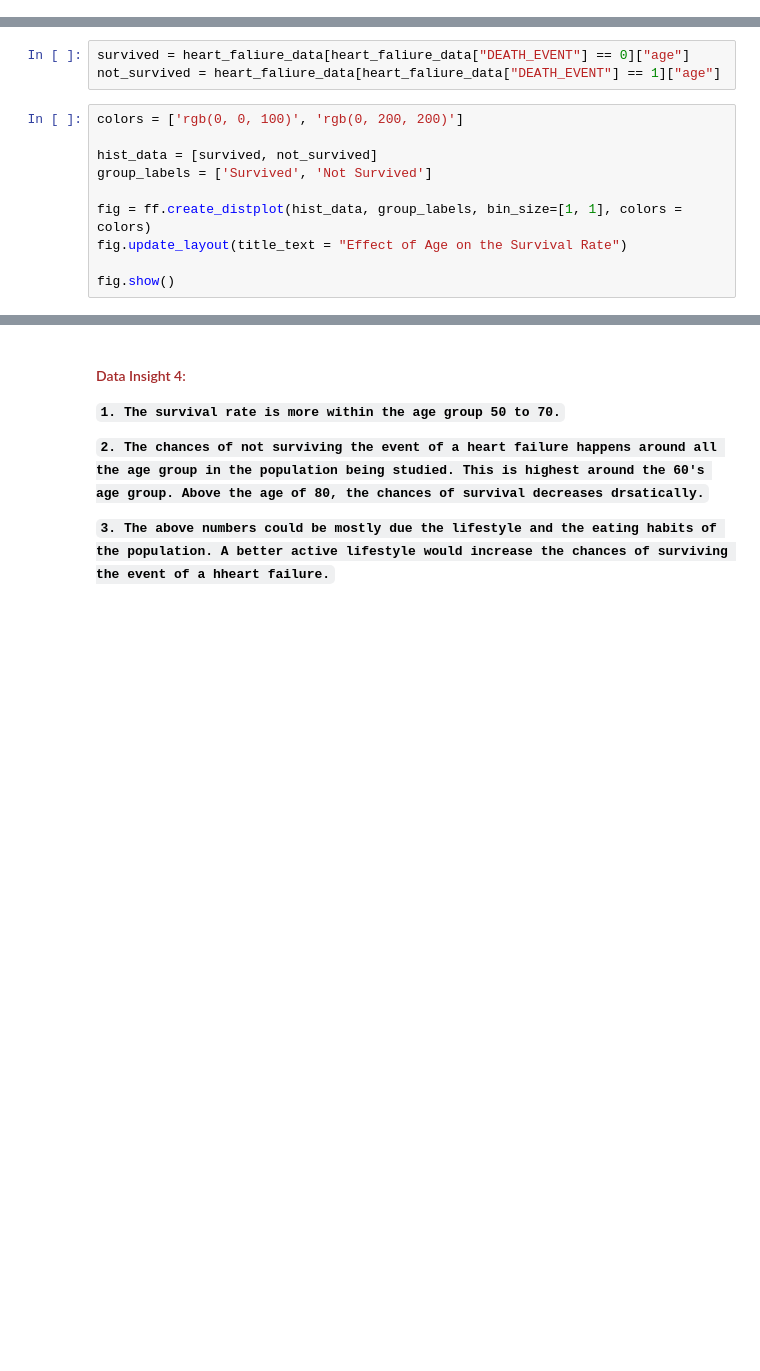
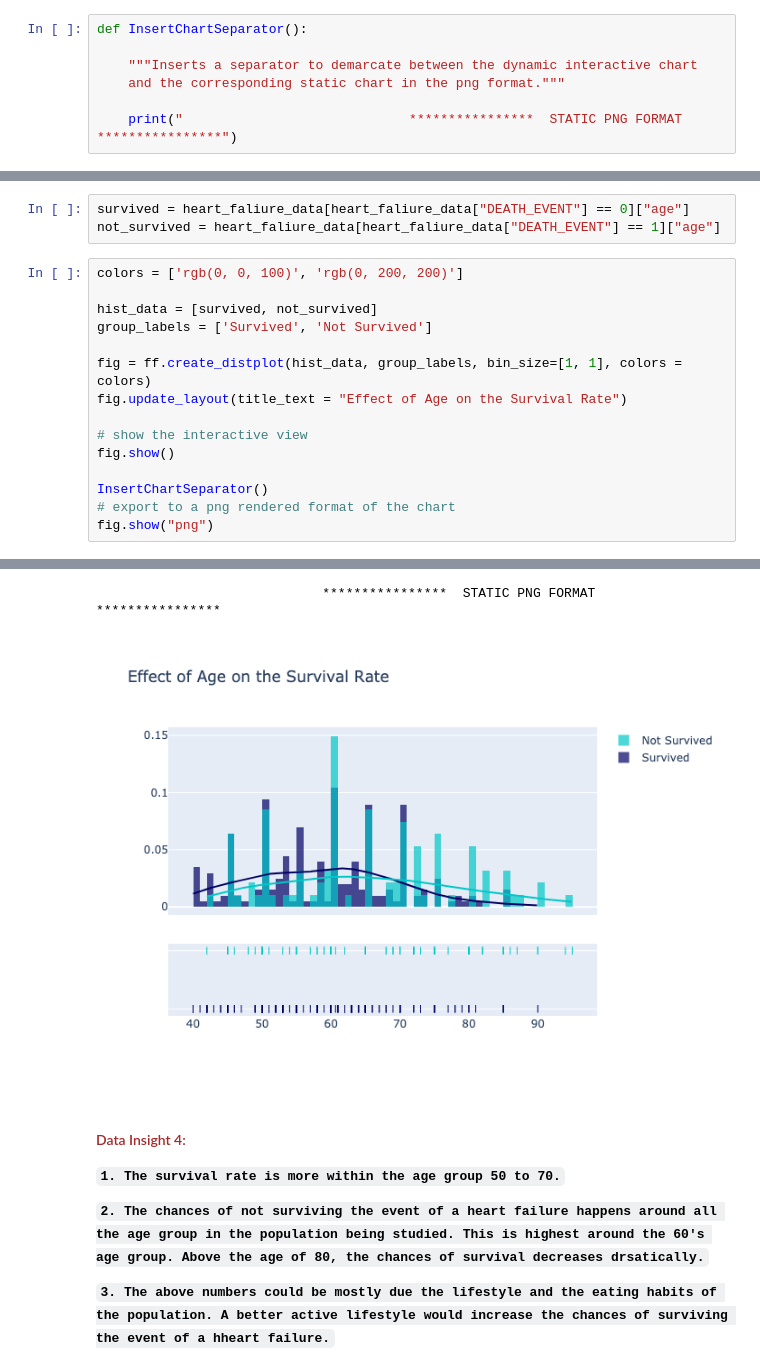
Before and after one commit to sauravmishra1710/Heart-Failure-Condition-And-Survival-Analysis, a Jupyter notebook: EDA_Heart_Failure_Prediction.ipynb, the cells around one changed output, grey strips where cells are left out. Cells and saved outputs as stored; diff of their text form; blank space fills up the shorter version.

Commit message:
Update EDA with static images of the various charts to enable display in github viewer

```diff
--- a/EDA_Heart_Failure_Prediction.ipynb
+++ b/EDA_Heart_Failure_Prediction.ipynb
@@ -127,6 +127,13 @@ def add_data_labels(ax, spacing = 5):
             textcoords = "offset points", # Interpret `xytext` as offset in points
             ha = 'center',                # Horizontally center label
             va = va)                      # Vertically align label differently for positive and negative values.
+# %%
+def InsertChartSeparator():
+
+    """Inserts a separator to demarcate between the dynamic interactive chart
+    and the corresponding static chart in the png format."""
+
+    print("                             ****************  STATIC PNG FORMAT  ****************")
 # %% [markdown]
 ### Import Data
 # %%
@@ -283,15 +304,22 @@ not_survived = heart_faliure_data[heart_faliure_data["DEATH_EVENT"] == 1]["age"]
 # %%
 colors = ['rgb(0, 0, 100)', 'rgb(0, 200, 200)']
 
 hist_data = [survived, not_survived]
 group_labels = ['Survived', 'Not Survived']
 
 fig = ff.create_distplot(hist_data, group_labels, bin_size=[1, 1], colors = colors)
 fig.update_layout(title_text = "Effect of Age on the Survival Rate")
 
+# show the interactive view
 fig.show()
+
+InsertChartSeparator()
+# export to a png rendered format of the chart
+fig.show("png")
 # %% [output]
 [interactive output not drawn]
+                             ****************  STATIC PNG FORMAT  ****************
+[figure, added]
 # %% [markdown]
 #### <font color = brown>Data Insight 4:</font>
 
```
Also changed, not shown: parts of 21 cells of this notebook.
